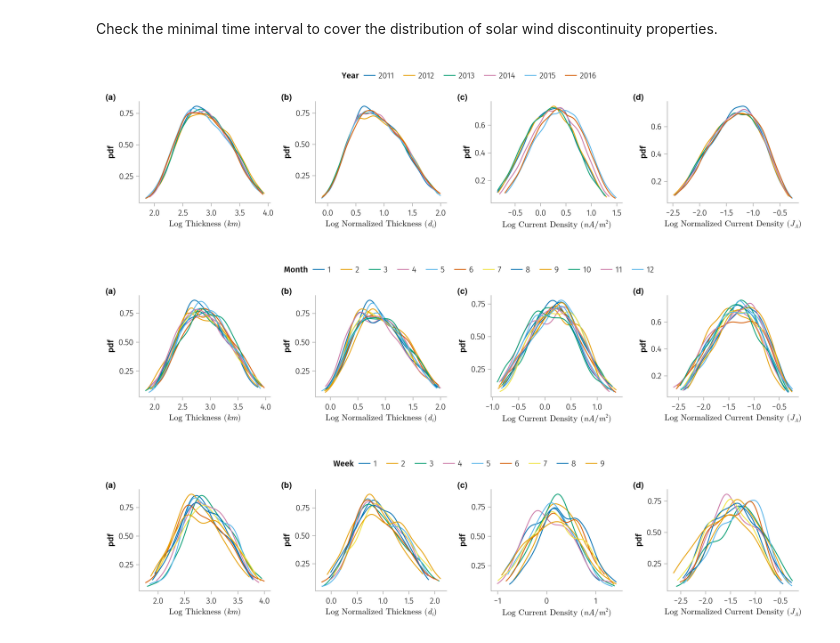
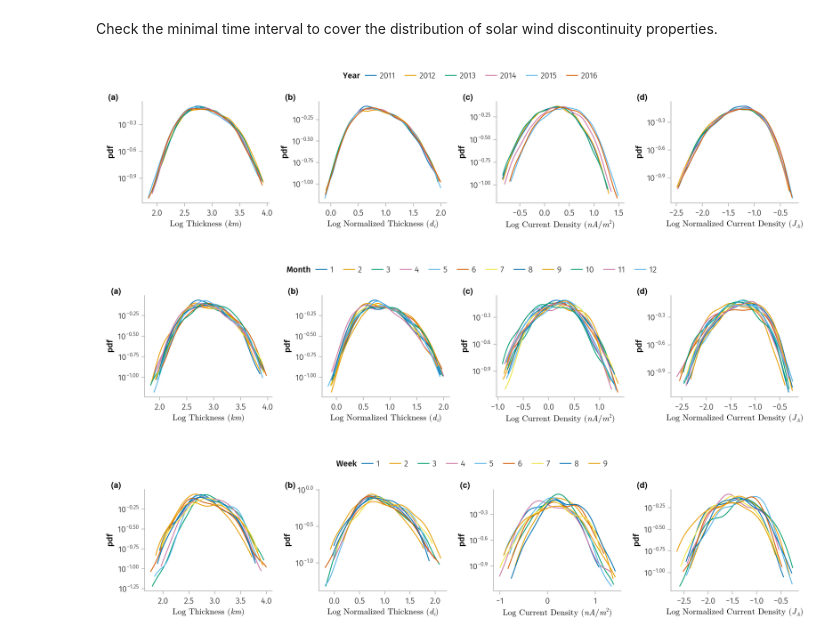
Before and after one commit to Beforerr/ids_spatial_evolution_juno, a Jupyter notebook: notebooks/101_results_dist.ipynb, the cells around one changed output. Saved outputs shown, nothing was run; the diff lists cells and outputs as text; code cells hidden in the pictures.

```diff
--- a/notebooks/101_results_dist.ipynb
+++ b/notebooks/101_results_dist.ipynb
@@ -17,16 +17,18 @@ df = wind_df;
 df_s1 = subset(df, :time => t -> year.(t) .== 2013);
 df_s2 = subset(df_s1, :time => t -> month.(t) .< 3);
 # %%
-temp_plot(x; kwargs...) = plot_dist(x; datalimits=datalimits_f, axis=(), kwargs...)
+#| column: page
+#| layout-ncol: 1
+temp_plot(x; kwargs...) = plot_dist(x; datalimits=datalimits_f,  kwargs...)
 
 plots = temp_plot.([
     data(df) * mapping(color=year_map),
     data(df_s1) * mapping(color=month_map),
     data(df_s2) * mapping(color=week_map)
 ])
 
 display.(plots);
 # %% [output]
-[figure, old version]
+[figure, new version]
-[figure, old version]
+[figure, new version]
-[figure, old version]
+[figure, new version]
```
